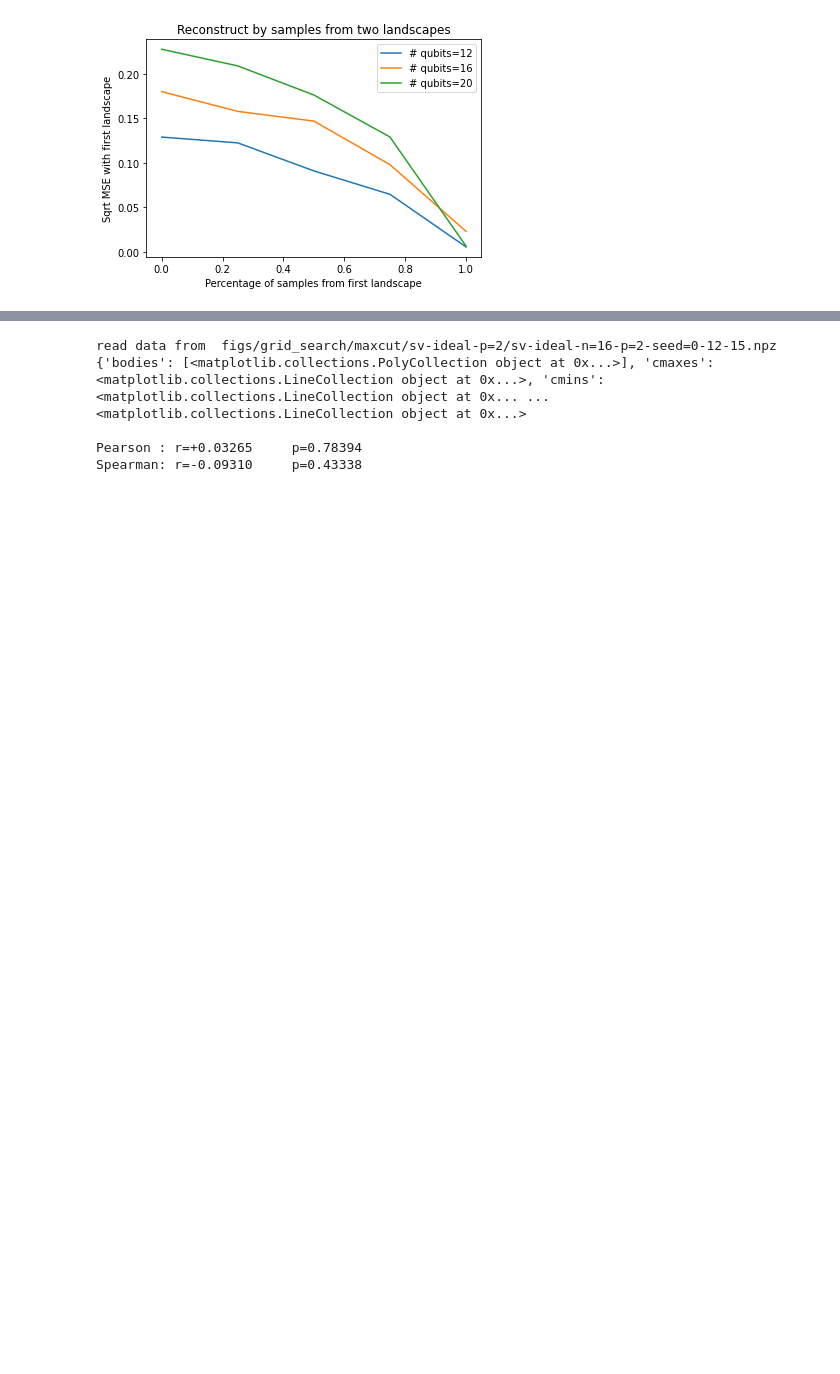
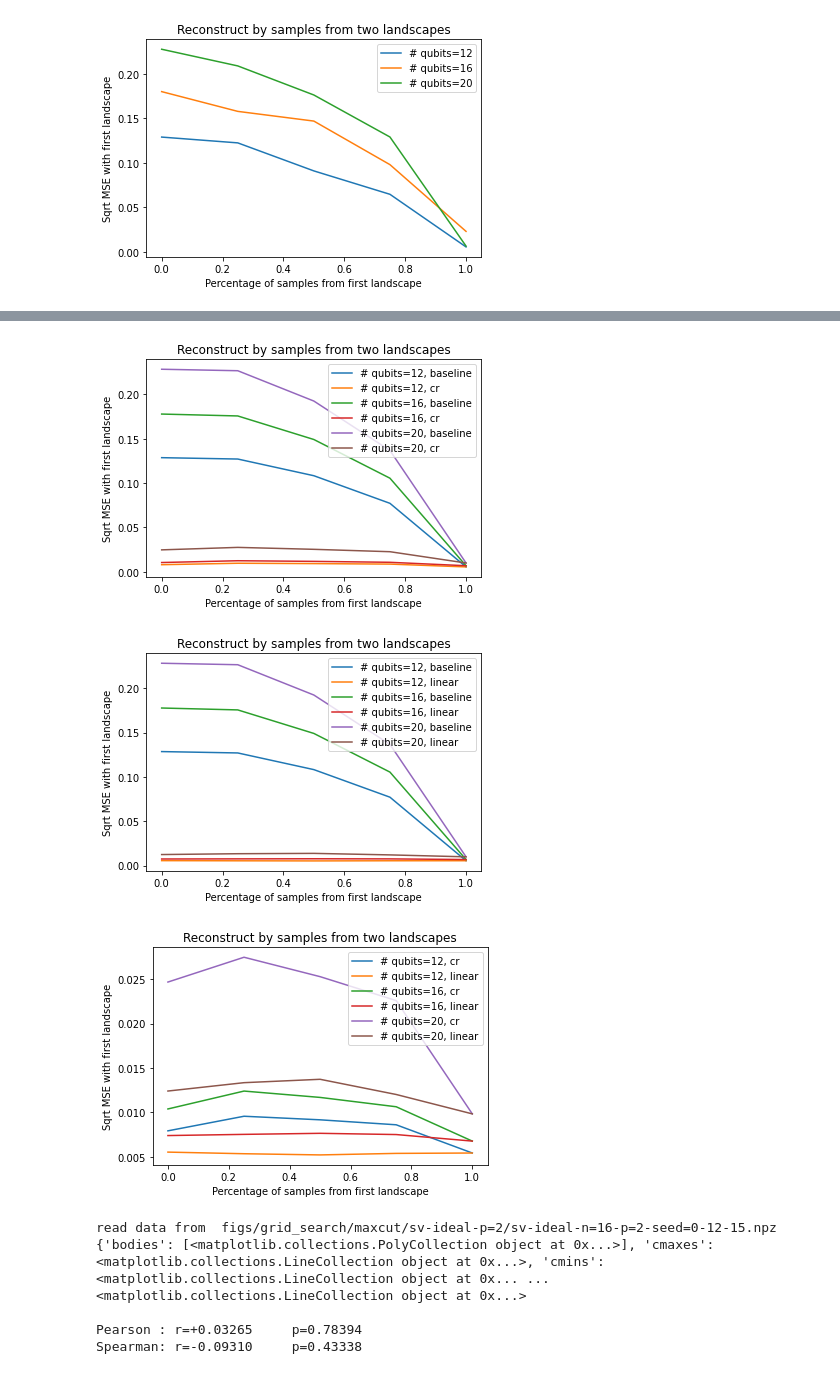
Before and after one commit to kunliu7/oscar, a Jupyter notebook: vis_figs_section5_distributed_oscar.ipynb, the cells around one changed output, grey strips where cells are left out. Cells and saved outputs as stored; diff of their text form; code cells hidden in the pictures; blank space fills up the shorter version.

```diff
--- a/vis_figs_section5_distributed_oscar.ipynb
+++ b/vis_figs_section5_distributed_oscar.ipynb
@@ -141,3 +219,53 @@ cs_by_distributed_landscapes(2, 3) # noise-2 and noise-3
+# %%
+def vis_compare_normalization(data1, data2, labels: list):
+    # nqs = [12, 16, 20]
+    # nqs = [12] #, 20]
+    # nqs = [16] #, 20]
+
+    fig = plt.figure(figsize=[6, 4])
+    ax = plt.axes()
+    errors1 = data1['errors1']
+    errors2 = data2['errors1']
+    ratios = data1['ratios']
+    nqs = data1['n_qubits_list']
+    # for nq in nqs:
+    for i in range(len(nqs)):
+        ax.plot(ratios, errors1[i], label=f"# qubits={nqs[i]}, {labels[0]}")
+        ax.plot(ratios, errors2[i], label=f"# qubits={nqs[i]}, {labels[1]}")
+
+    # ax.plot(sf_range[start:], es_noisy, label=f"noisy, {nq_range[i]} qubits, {inst_range[j]}-th inst")
+    ax.set_xlabel("Percentage of samples from first landscape")
+    ax.set_ylabel("Sqrt MSE with first landscape")
+    ax.set_title("Reconstruct by samples from two landscapes")
+    plt.legend()
+    fig.savefig("paper_figs/recon_error_by_distributed_LS_normalized.svg", bbox_inches='tight')
+    plt.show()
+
+
+def compare_recon_dist_with_normalize(method1: str, method2: str):
+    # baseline
+    def get_data(method):
+
+        if method == 'baseline':
+            path = "figs/recon_distributed_landscape/2022-11-13_16:48:42/dist_LS_errors-ns=[12, 16, 20]-p=1-r=[0.0, 0.25, 0.5, 0.75, 1.0]-n1=depolar-0.003-0.007-n2=depolar-0.001-0.02-norm=None-nf=0.000.npz"
+        elif method == 'linear':
+            path = "figs/recon_distributed_landscape/2022-11-13_16:48:56/dist_LS_errors-ns=[12, 16, 20]-p=1-r=[0.0, 0.25, 0.5, 0.75, 1.0]-n1=depolar-0.003-0.007-n2=depolar-0.001-0.02-norm=linear-nf=0.100.npz"
+        elif method == 'cr':
+            path = "figs/recon_distributed_landscape/2022-11-13_16:49:14/dist_LS_errors-ns=[12, 16, 20]-p=1-r=[0.0, 0.25, 0.5, 0.75, 1.0]-n1=depolar-0.003-0.007-n2=depolar-0.001-0.02-norm=geo-nf=0.100.npz"
+
+        return np.load(path, allow_pickle=True)
+
+    vis_compare_normalization(get_data(method1), get_data(method2), [method1, method2])
+
+    return
+
+compare_recon_dist_with_normalize("baseline", "cr")
+compare_recon_dist_with_normalize("baseline", "linear")
+compare_recon_dist_with_normalize("cr", "linear")
+# %% [output]
+[figure, added]
+[figure, added]
+[figure, added]
 # %%
 
 def vis_find_init_pts_by_recon(n_qubits: int, eps: float, noise: str):
```
Also changed, not shown: parts of 2 cells of this notebook, 5 other files.
